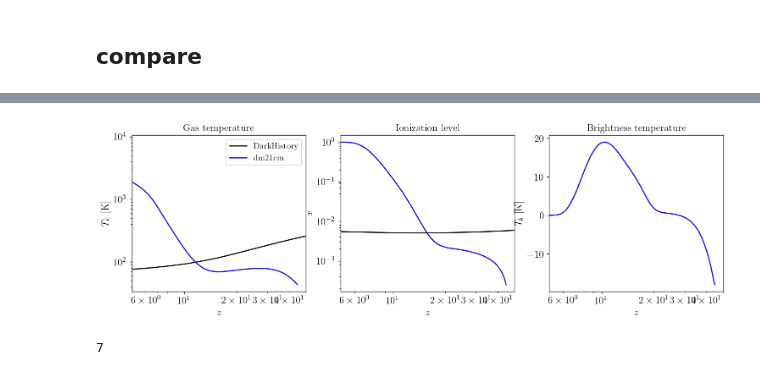
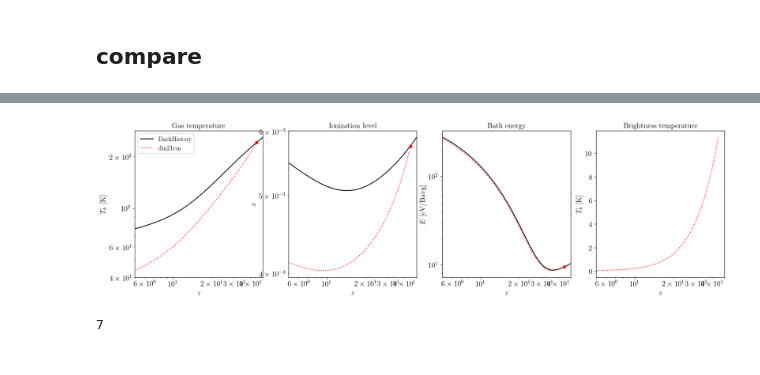
Before and after one commit to yitiansun/DM21cm, a Jupyter notebook: cross_check/compare_global.ipynb, the cells around one changed output, grey strips where cells are left out. Saved outputs shown, nothing was run; the diff lists cells and outputs as text; code cells hidden in the pictures.

```diff
--- a/cross_check/compare_global.ipynb
+++ b/cross_check/compare_global.ipynb
@@ -25,13 +26,13 @@ mpl.rc_file('../matplotlibrc')
 # %% [markdown]
 ## DMParam
 # %%
-run_name = 'phph_base'
+run_name = 'dhc_noinj'
 
 dm_params = DMParams(
     mode = 'swave',
     primary = 'phot_delta',
     m_DM = 1e10,
-    sigmav = 1e-23,
+    sigmav = 1e-50,
     struct_boost_model = 'erfc 1e-3',
 )
 # %% [markdown]
@@ -130,2 +118,8 @@ KeyboardInterrupt:
 # %% [markdown]
 ## compare
+# %%
+color_dict = {
+    'DH' : 'k',
+    '21' : 'r',
+}
+plt.plot(soln['z'][0], soln['T_k'][0], color=color_dict['21'], marker='o', markersize=10)
@@ -132,36 +129,48 @@ KeyboardInterrupt:
 # %%
 def plot_global(dh_soln, soln):
-    fig, axs = plt.subplots(1, 3, figsize=(15, 4))
+    fig, axs = plt.subplots(1, 4, figsize=(20, 5))
 
     color_dict = {
         'DH' : 'k',
-        '21' : 'b'
+        '21' : 'r',
     }
 
+    z_plot_start = 50.
+    i_z_st = np.argmin(np.abs(dh_soln['rs']-1 - z_plot_start))
     ax = axs[0]
-    ax.plot(dh_soln['rs'] - 1, dh_soln['Tm']/phys.kB, color=color_dict['DH'], label='DarkHistory')
-    ax.plot(soln['z'], soln['T_k'], color=color_dict['21'], label='dm21cm')
+    ax.plot(dh_soln['rs'][i_z_st:] - 1, dh_soln['Tm'][i_z_st:]/phys.kB, color=color_dict['DH'], label='DarkHistory')
+    ax.plot(soln['z'], soln['T_k'], color=color_dict['21'], ls=':', label='dm21cm')
+    ax.plot(soln['z'][0], soln['T_k'][0], color=color_dict['21'], marker='o', ms=5)
     ax.set(xlim=(5, 50), xscale='log', yscale='log')
     ax.set(xlabel='$z$', ylabel='$T_k$ [K]', title='Gas temperature')
     ax.legend()
 
     ax = axs[1]
-    ax.plot(dh_soln['rs'] - 1, dh_soln['x'][:, 0], color=color_dict['DH'], label='DarkHistory')
-    ax.plot(soln['z'], soln['x_e'], color=color_dict['21'], label='dm21cm')
+    ax.plot(dh_soln['rs'][i_z_st:] - 1, dh_soln['x'][i_z_st:, 0], color=color_dict['DH'], label='DarkHistory')
+    ax.plot(soln['z'], soln['x_e'], color=color_dict['21'], ls=':', label='dm21cm')
+    ax.plot(soln['z'][0], soln['x_e'][0], color=color_dict['21'], marker='o', ms=5)
     ax.set(xlim=(5, 50), xscale='log', yscale='log')
     ax.set(xlabel='$z$', ylabel='$x$', title='Ionization level')
 
     ax = axs[2]
-    ax.plot(soln['z'], soln['T_b'], color=color_dict['21'], label='dm21cm')
+    dh_bath_engs = [s.toteng() for s in dh_soln['highengphot']]
+    ax.plot(dh_soln['rs'][i_z_st:] - 1, dh_bath_engs[i_z_st:], color=color_dict['DH'], label='DarkHistory')
+    ax.plot(soln['z'], soln['E_phot'], color=color_dict['21'], ls=':', label='dm21cm')
+    ax.plot(soln['z'][0], soln['E_phot'][0], color=color_dict['21'], marker='o', ms=5)
+    ax.set(xlim=(5, 50), xscale='log', yscale='log')
+    ax.set(xlabel='$z$', ylabel='$E$ [eV/Bavg]', title='Bath energy')
+
+    ax = axs[3]
+    ax.plot(soln['z'], soln['T_b'], color=color_dict['21'], ls=':', label='dm21cm')
     ax.set(xlim=(5, 50), xscale='log')
     ax.set(xlabel='$z$', ylabel='$T_b$ [K]', title='Brightness temperature')
 # %%
-run_name = 'phph_base'
-dh_soln = pickle.load(open(f"../data/run_info/DH/{run_name}_soln.p", 'rb'))
-soln = np.load(f"../data/run_info/{run_name}_records.npy", allow_pickle=True).item()
+run_name = 'dhc_phph'
+dh_soln = pickle.load(open(f"run_info/{run_name}_dh_soln.p", 'rb'))
+soln = np.load(f"run_info/{run_name}_records.npy", allow_pickle=True).item()
 plot_global(dh_soln, soln)
 # %% [output]
-[figure, old version]
+[figure, new version]
 # %%
 soln = pickle.load(open(os.environ['P21C_CACHE_DIR'] + '/' + run_name + '/dh_init_soln.p', 'rb'))
 # %%
```
Also changed, not shown: parts of 4 cells of this notebook, 10 other files.
